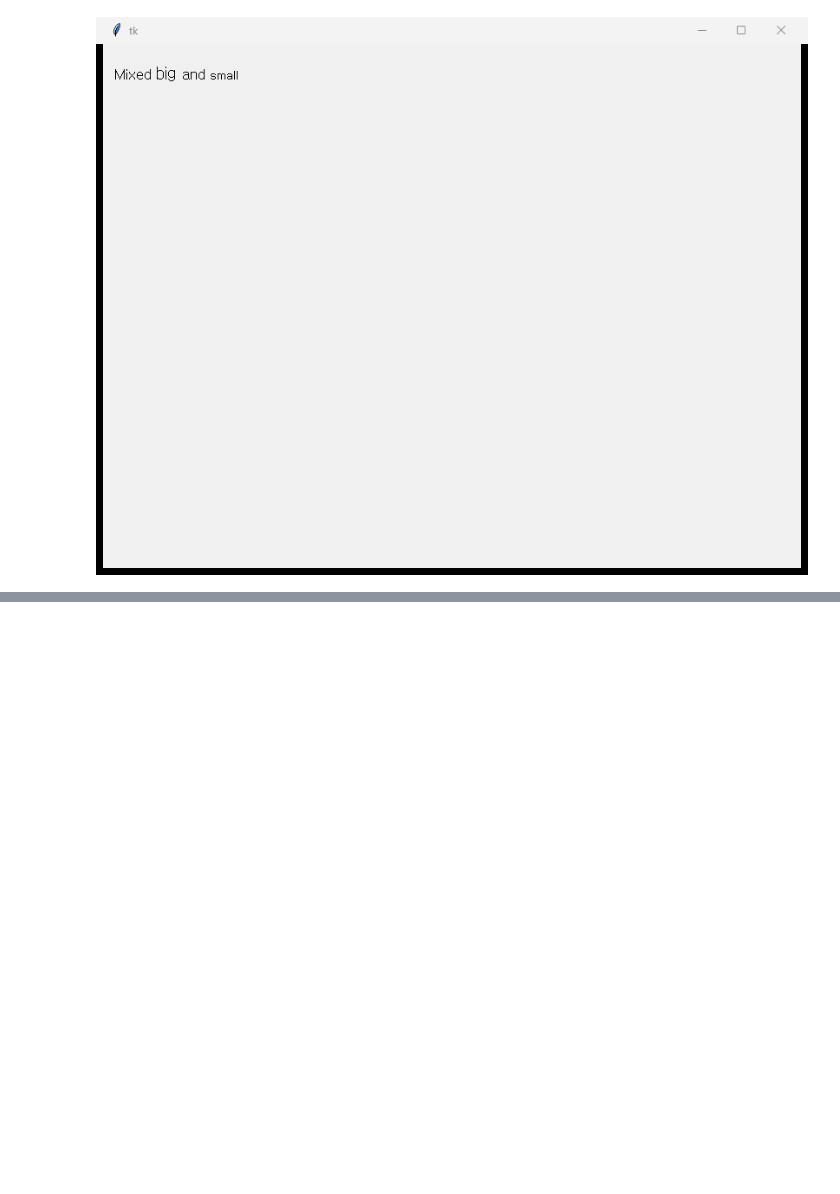
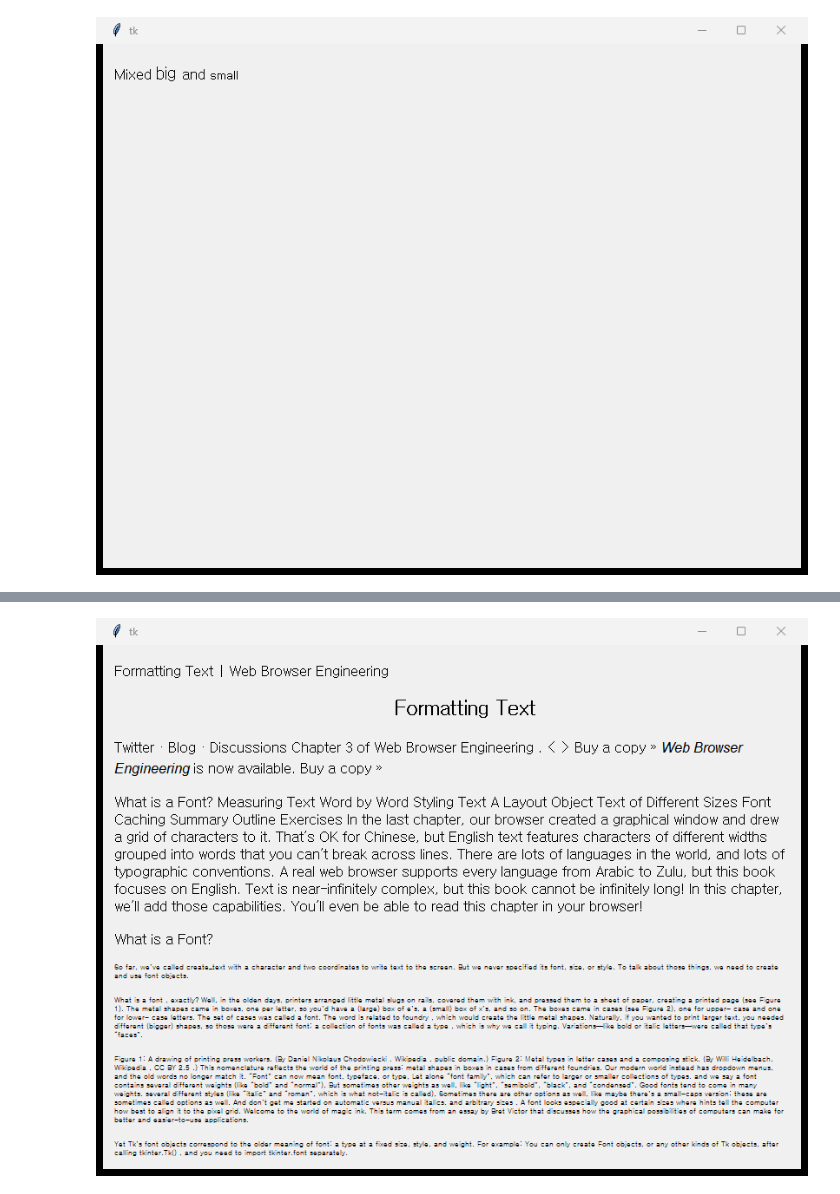
Before and after one commit to r4k0nb4k0n/browser-engineering-study, a Jupyter notebook: part-1-loading-pages-3-formatting-text.ipynb, the cells around one changed output, grey strips where cells are left out. Cells and saved outputs as stored; diff of their text form; code cells hidden in the pictures; blank space fills up the shorter version.

```diff
--- a/part-1-loading-pages-3-formatting-text.ipynb
+++ b/part-1-loading-pages-3-formatting-text.ipynb
@@ -172,0 +177,42 @@ browser.display()
+# %%
+import tkinter
+from browser import URL, display_tk_window
+from browser.html import lex
+from browser.layout import Layout, WIDTH, HEIGHT
+
+SCROLL_STEP = 100
+
+
+class Browser:
+    def __init__(self):
+        self.window = tkinter.Tk()
+        self.canvas = tkinter.Canvas(self.window, width=WIDTH, height=HEIGHT)
+        self.canvas.pack()
+        self.scroll = 0
+        self.window.bind("<Down>", self.scrolldown)
+
+    def display(self):
+        display_tk_window(self.window)
+
+    def draw(self):
+        self.canvas.delete("all")
+        for x, y, word, font in self.display_list:
+            self.canvas.create_text(
+                x, y - self.scroll, text=word, font=font, anchor="nw"
+            )
+
+    def scrolldown(self, e=None):
+        self.scroll += SCROLL_STEP
+        self.draw()
+
+    def load(self, url, headers=None):
+        body = url.request(headers=headers)
+        self.display_list = Layout(lex(body)).display_list
+        self.draw()
+
+
+browser = Browser()
+browser.load(URL("https://browser.engineering/text.html"))
+browser.display()
+# %% [output]
+[figure, added]
```
Also changed, not shown: parts of 2 cells of this notebook, 1 other file.
